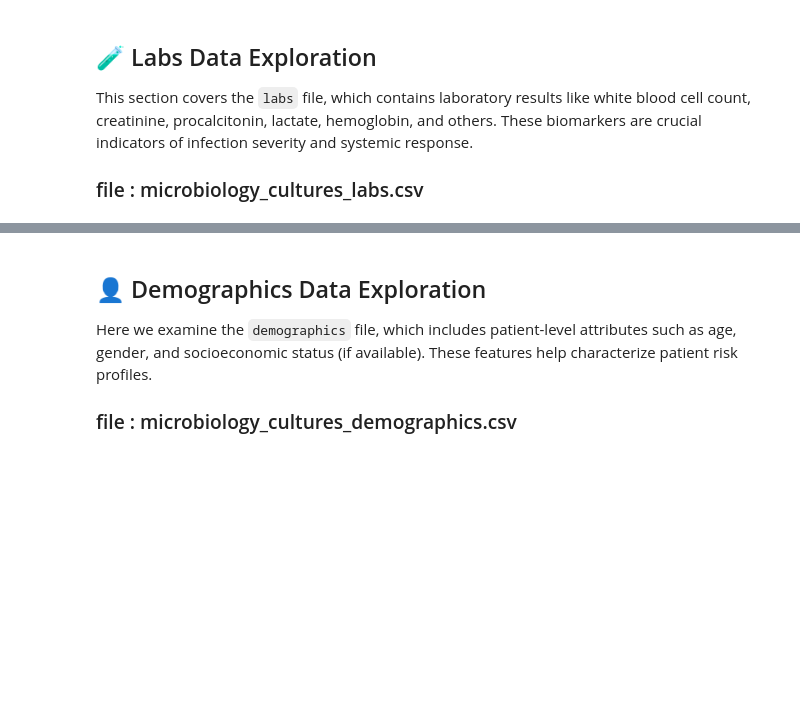
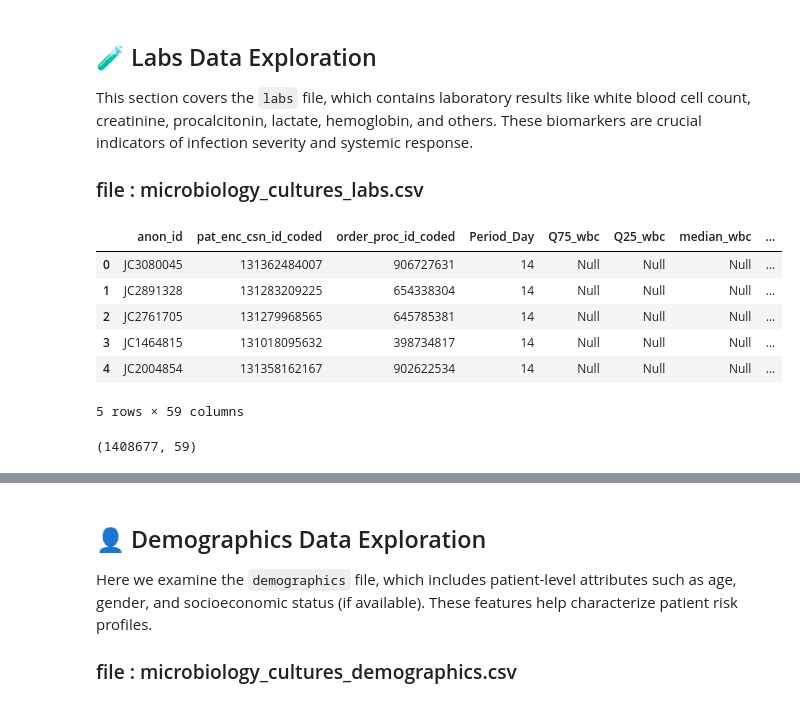
Before and after one commit to mohamedAlaa26/antibiotic-prediction, a Jupyter notebook: notebooks/explore_data.ipynb, the cells around one changed output, grey strips where cells are left out. Saved outputs shown, nothing was run; the diff lists cells and outputs as text; code cells hidden in the pictures; blank space fills up the shorter version.

```diff
--- a/notebooks/explore_data.ipynb
+++ b/notebooks/explore_data.ipynb
@@ -188,3 +188,20 @@ plt.show()
 This section covers the `labs` file, which contains laboratory results like white blood cell count, creatinine, procalcitonin, lactate, hemoglobin, and others. These biomarkers are crucial indicators of infection severity and systemic response.
 
 ### file : microbiology_cultures_labs.csv
+# %%
+# file path for vitals data and reading the CSV file
+labs_file = data_path + "microbiology_cultures_labs.csv"
+labs_data = pd.read_csv(labs_file)
+labs_data.head()
+# %% [output]
+|  | anon_id | pat_enc_csn_id_coded | order_proc_id_coded | Period_Day | Q75_wbc | Q25_wbc | median_wbc | ... |
+| 0 | JC3080045 | 131362484007 | 906727631 | 14 | Null | Null | Null | ... |
+| 1 | JC2891328 | 131283209225 | 654338304 | 14 | Null | Null | Null | ... |
+| 2 | JC2761705 | 131279968565 | 645785381 | 14 | Null | Null | Null | ... |
+| 3 | JC1464815 | 131018095632 | 398734817 | 14 | Null | Null | Null | ... |
+| 4 | JC2004854 | 131358162167 | 902622534 | 14 | Null | Null | Null | ... |
+5 rows × 59 columns
+# %%
+labs_data.shape
+# %% [output]
+(1408677, 59)
```
Also changed, not shown: parts of 30 cells of this notebook.
